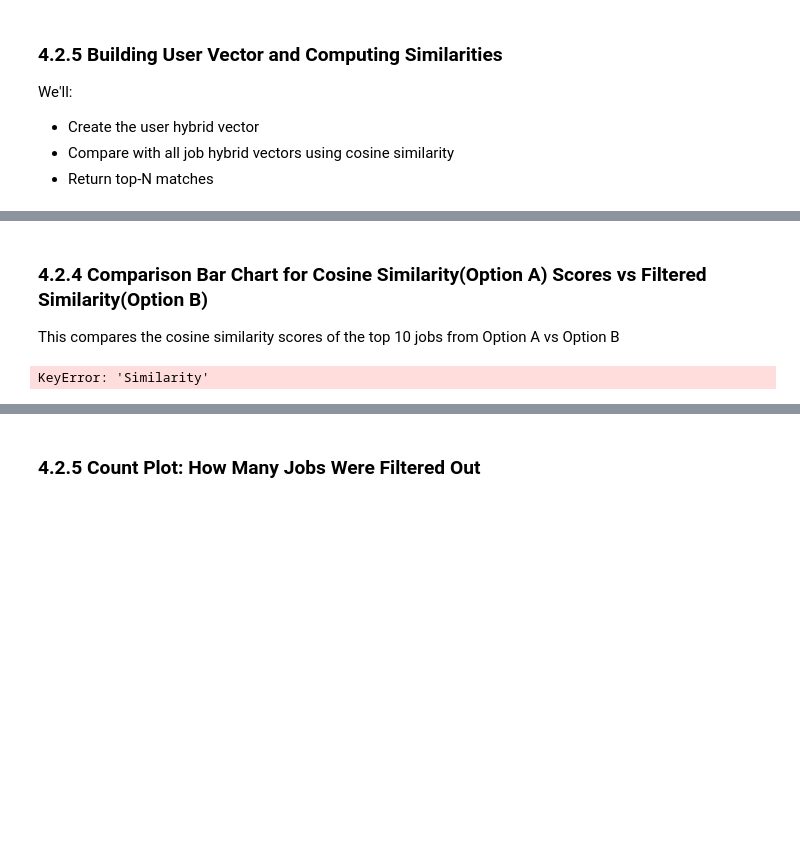
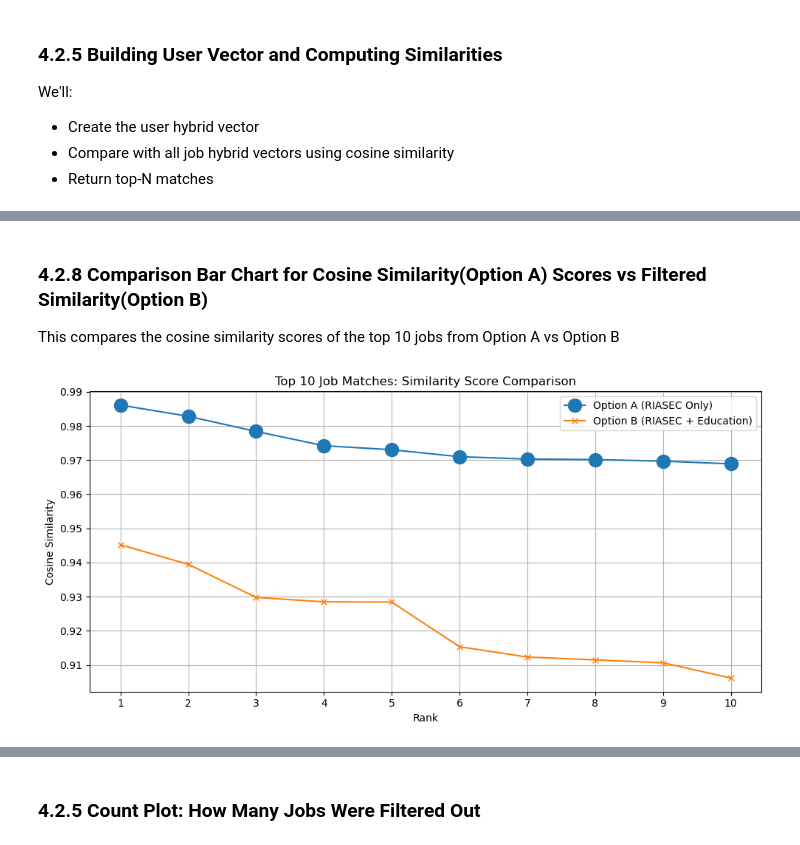
Before and after one commit to eugene-maina72/Phase_5_Capstone_Project-SmartPath, a Jupyter notebook: SmartPath.ipynb, the cells around one changed output, grey strips where cells are left out. Saved outputs shown, nothing was run; the diff lists cells and outputs as text; code cells hidden in the pictures; blank space fills up the shorter version.

```diff
--- a/SmartPath.ipynb
+++ b/SmartPath.ipynb
@@ -1024,24 +1082,24 @@ Option B delivers personalized and qualified career matches helping users explor
 # %% [markdown]
-### 4.2.4 Comparison Bar Chart for Cosine Similarity(Option A) Scores vs Filtered Similarity(Option B)
+### 4.2.8 Comparison Bar Chart for Cosine Similarity(Option A) Scores vs Filtered Similarity(Option B)
 This compares the cosine similarity scores of the top 10 jobs from Option A vs Option B
 # %%
 # Preparing data
-option_a_scores = top_matches['Similarity'].to_numpy()
-option_b_scores = top_filtered_matches['Similarity'].to_numpy()
+option_a_scores = top_matches['Similarity Score'].head(10).to_numpy()
+option_b_scores = top_hybrid_matches['Hybrid Similarity Score'].to_numpy()
 titles = [f'{i+1}' for i in range(len(option_a_scores))]
 
 # Plot
 plt.figure(figsize=(10, 5))
 plt.plot(titles, option_a_scores, marker='o', markersize=13, label='Option A (RIASEC Only)')
 plt.plot(titles, option_b_scores, marker='x', label='Option B (RIASEC + Education)')
 plt.title('Top 10 Job Matches: Similarity Score Comparison')
 plt.xlabel('Rank')
 plt.ylabel('Cosine Similarity')
 plt.legend()
 plt.grid(True)
 plt.tight_layout()
 plt.savefig('images/top_job_matches_comparison.png', dpi=300)
 plt.show()
 # %% [output]
-KeyError: 'Similarity'
+[figure, added]
 # %% [markdown]
```
Also changed, not shown: parts of 21 cells of this notebook, 3 other files.
